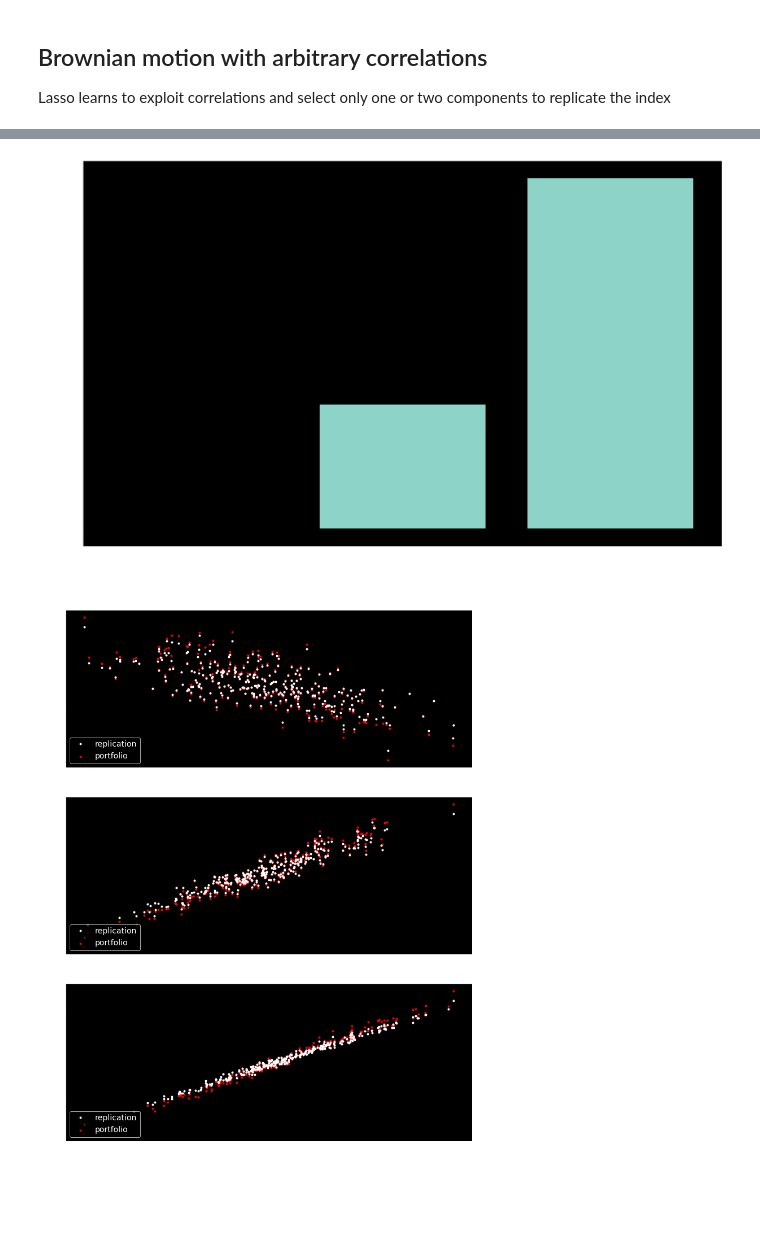
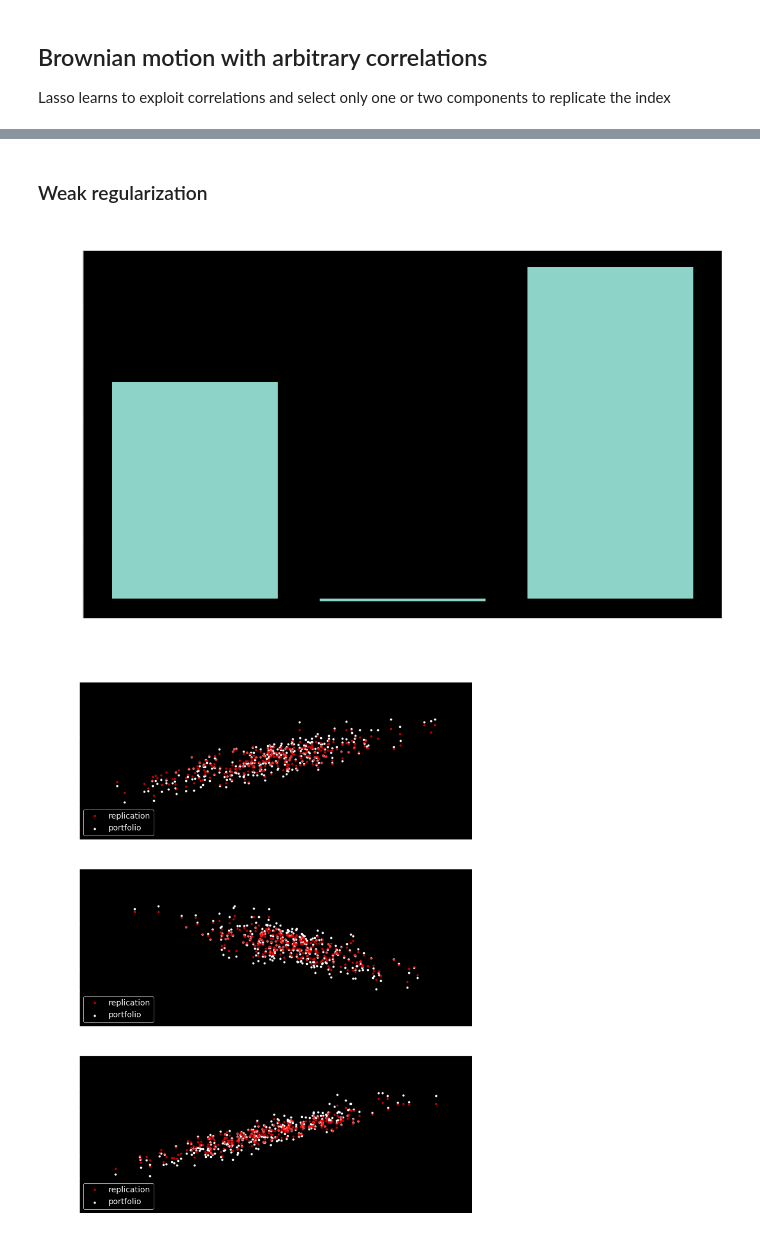
Before and after one commit to sauxpa/Quant, a Jupyter notebook: Lasso selection/lasso_selection_brownian_3_signals.ipynb, the cells around one changed output, grey strips where cells are left out. Drawn from its saved outputs; the diff is of its cells as text; code cells hidden in the pictures; blank space fills up the shorter version.

Commit message:
better examples, more cases, fix inverse scaling

```diff
--- a/Lasso selection/lasso_selection_brownian_3_signals.ipynb
+++ b/Lasso selection/lasso_selection_brownian_3_signals.ipynb
@@ -89,7 +89,13 @@ def plot_data(ts, rhos):
 # %% [markdown]
 ## Train wrapper
 # %%
-def train(data, target, l1_strength=0.0):
+def train(data,
+          target,
+          data_raw,
+          target_raw,
+          l1_strength=0.0,
+          active_features_threshold=0.01,
+         ):
     model = Lasso()
     model.X = data
     model.y = target
@@ -100,6 +106,9 @@ def train(data, target, l1_strength=0.0):
         'optimizer_name': 'adam',
         'learning_rate': learning_rate,
     }
+    model.active_features_threshold = active_features_threshold
+
+    # Train
     model.fit()
 
     # Visualize the replication portfolio weights
@@ -108,21 +117,22 @@ def train(data, target, l1_strength=0.0):
     # scatter regression
     fig, axes = plt.subplots(figsize=(11,14), nrows=n, ncols=1)
     for i, ax in enumerate(axes):
-        ax.scatter(data[:, i], target[:], marker='.', color='r', label='portfolio')
-        ax.plot(data[:, i], np.matmul(data, model.theta), '.w', label='replication')
-        ax.set_xlabel('Normalized x_{} returns'.format(i+1))
-        ax.set_ylabel('Normalized portfolio returns')
+        scaler_target = StandardScaler()
+        scaler_target.fit(target_raw)
+        y_fit = scaler_target.inverse_transform(np.matmul(data, model.theta_filtered))
+        ax.scatter(data_raw[:, i], target_raw[:], marker='.', color='w', label='portfolio')
+        ax.plot(data_raw[:, i], y_fit, '.r', alpha=0.7, label='replication')
+
+        ax.set_xlabel('x_{} returns'.format(i+1))
+        ax.set_ylabel('portfolio returns')
         ax.legend(loc='lower left')
+        ax.xaxis.set_major_formatter(FuncFormatter(lambda x, _: '{:.2%}'.format(x)))
+        ax.yaxis.set_major_formatter(FuncFormatter(lambda x, _: '{:.2%}'.format(x)))
 
     plt.tight_layout()
     plt.show()
 
-    # plot lasso path and number of active signals
-    path, active_features_path, grid = model.lasso_path(n_l1_strength=20,
-                                                        plot_path=True,
-                                                        plot_active_features_path=True,
-                                                        threshold=1e-1)
-    return model.theta
+    return model
 # %% [markdown]
 ## Independant Brownian motions
 # %%
@@ -154,7 +231,7 @@ Lasso learns to exploit correlations and select only one or two components to re
 rhos = rd.uniform(-1, 1, n)
 sigmas = rd.uniform(1, 5, n)
 drift = rd.normal(0, 1, n)
-data, target, df, rets = generate_data(rhos, sigmas, drift, standardize=True)
+data, target, data_raw, target_raw, df, rets = generate_data(rhos, sigmas, drift)
 # %%
 plot_data(df, rhos)
 # %% [output]
@@ -162,5 +239,13 @@ plot_data(df, rhos)
+# %% [markdown]
+### Weak regularization
 # %%
-theta = train(data, target, l1_strength=0.2)
+model = train(data,
+              target,
+              data_raw,
+              target_raw,
+              l1_strength=0.3,
+              active_features_threshold=0.1
+             )
 # %% [output]
-[figure, old version]
+[figure, new version]
-[figure, old version]
+[figure, new version]
```
Also changed, not shown: parts of 23 cells of this notebook, 2 other files.
